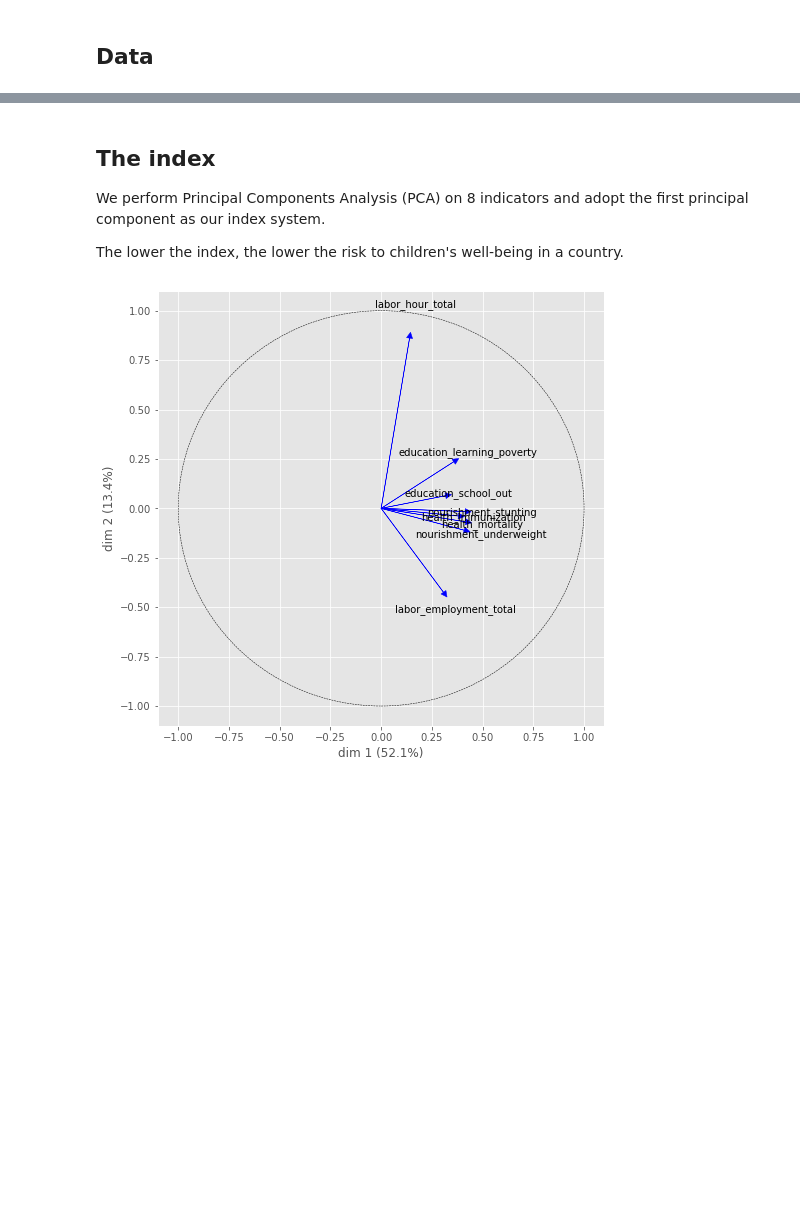
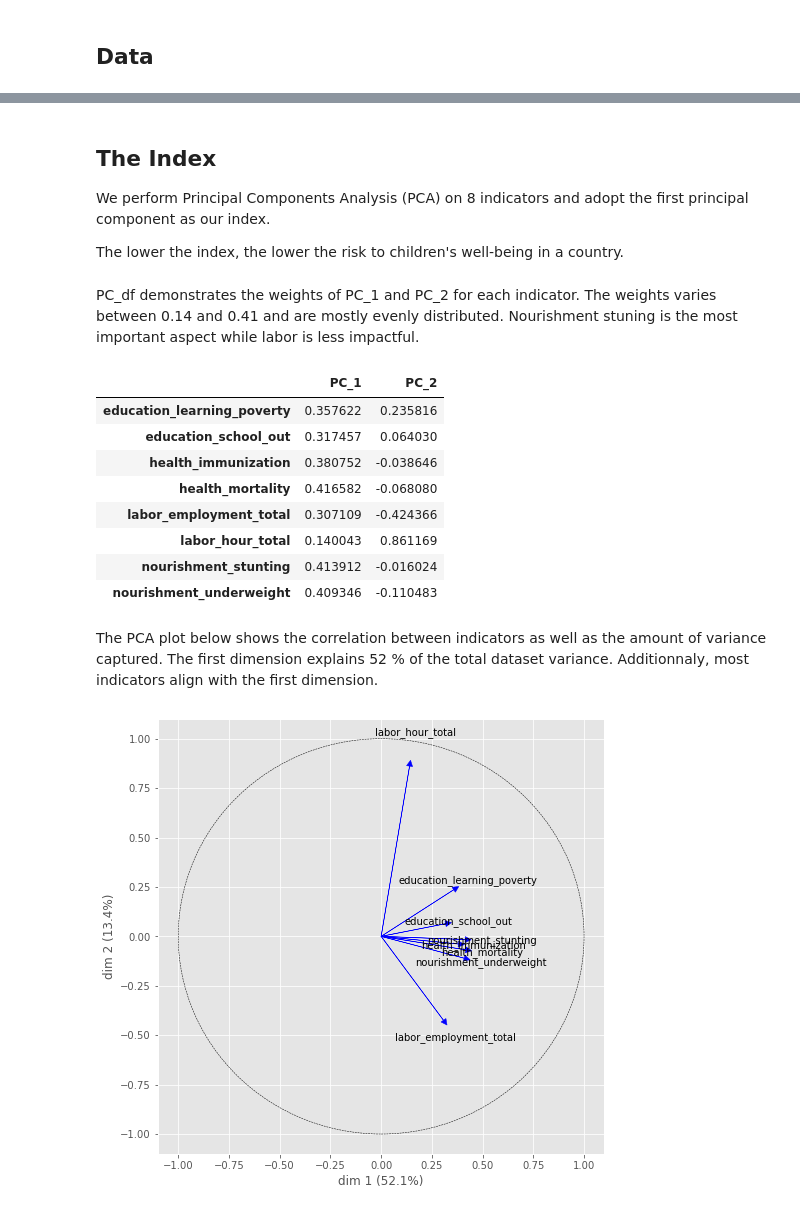
Before and after one commit to sr4316/Child_Well_being_Risk_Index, a Jupyter notebook: index_presentation.ipynb, the cells around one changed output, grey strips where cells are left out. Saved outputs shown, nothing was run; the diff lists cells and outputs as text; code cells hidden in the pictures; blank space fills up the shorter version.

```diff
--- a/index_presentation.ipynb
+++ b/index_presentation.ipynb
@@ -35,13 +41,29 @@ df.head(5)
 |  | 1965 | 93.447998 | 49.599998 | 96.0 | 32.76 | ... |
 |  | 1966 | 93.447998 | 49.599998 | 96.0 | 32.20 | ... |
 # %% [markdown]
-## The index
+## The Index
 
-We perform Principal Components Analysis (PCA) on 8 indicators and adopt the first principal component as our index system.
+We perform Principal Components Analysis (PCA) on 8 indicators and adopt the first principal component as our index.
 
 The lower the index, the lower the risk to children's well-being in a country.
 # %%
 pipe, PC_df, X_proj, Variance_df = make_index(df)
+# %% [markdown]
+PC_df demonstrates the weights of PC_1 and PC_2 for each indicator. The weights varies between 0.14 and 0.41 and are mostly evenly distributed. Nourishment stuning is the most important aspect while labor is less impactful.
+# %%
+PC_df
+# %% [output]
+|  | PC_1 | PC_2 |
+| education_learning_poverty | 0.357622 | 0.235816 |
+| education_school_out | 0.317457 | 0.064030 |
+| health_immunization | 0.380752 | -0.038646 |
+| health_mortality | 0.416582 | -0.068080 |
+| labor_employment_total | 0.307109 | -0.424366 |
+| labor_hour_total | 0.140043 | 0.861169 |
+| nourishment_stunting | 0.413912 | -0.016024 |
+| nourishment_underweight | 0.409346 | -0.110483 |
+# %% [markdown]
+The PCA plot below shows the correlation between indicators as well as the amount of variance captured. The first dimension explains 52 % of the total dataset variance. Additionnaly, most indicators align with the first dimension.
 # %%
 pca_plot(pipe['pca'], labels=df.columns, figsize=(8, 8))
 # %% [output]
```
Also changed, not shown: parts of 25 cells of this notebook.
